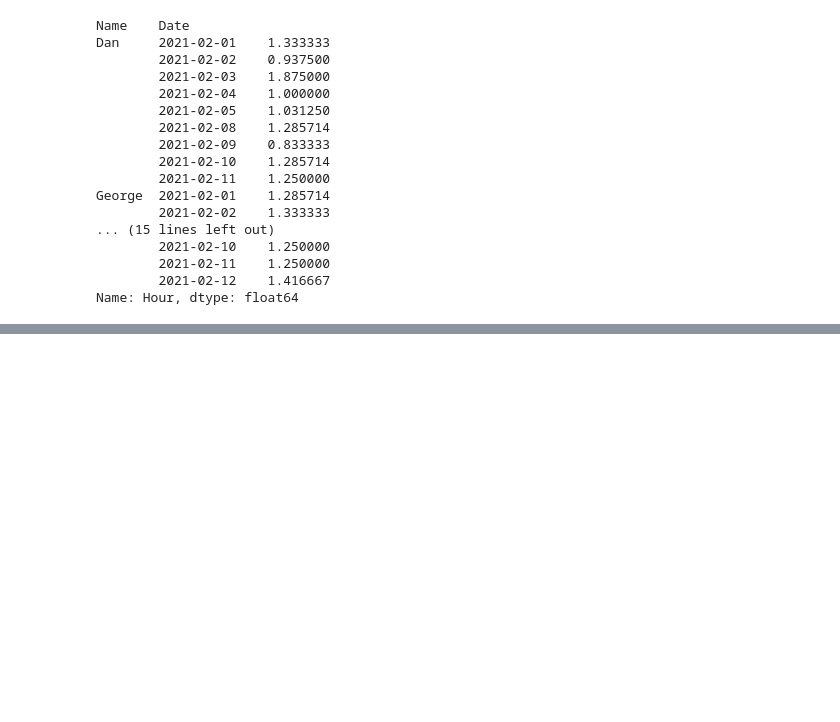
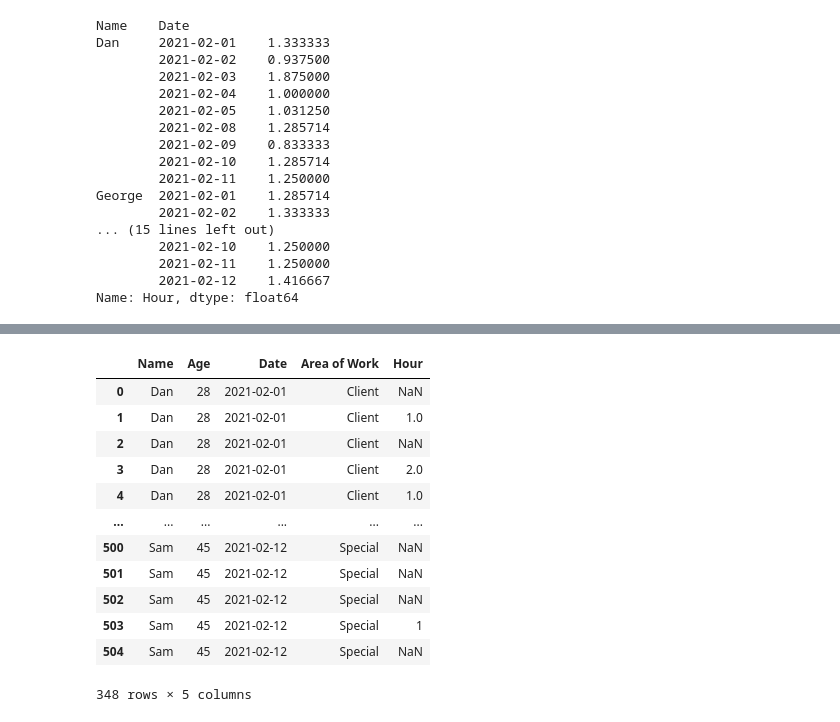
Before and after one commit to hyunjun33/Data_preprocessing, a Jupyter notebook: Preppin' Data 2021 Week 17 Challenge.ipynb, the cells around one changed output, grey strips where cells are left out. Cells and saved outputs as stored; diff of their text form; code cells hidden in the pictures; blank space fills up the shorter version.

```diff
--- a/Preppin' Data 2021 Week 17 Challenge.ipynb
+++ b/Preppin' Data 2021 Week 17 Challenge.ipynb
@@ -216,0 +213,18 @@ Name: Date, dtype: int64
+# %%
+### Filter out Work related to Chats.
+without_chat = df.loc[df["Area of Work"] != "Chats"]
+without_chat
+# %% [output]
+|  | Name | Age | Date | Area of Work | Hour |
+| 0 | Dan | 28 | 2021-02-01 | Client | NaN |
+| 1 | Dan | 28 | 2021-02-01 | Client | 1.0 |
+| 2 | Dan | 28 | 2021-02-01 | Client | NaN |
+| 3 | Dan | 28 | 2021-02-01 | Client | 2.0 |
+| 4 | Dan | 28 | 2021-02-01 | Client | 1.0 |
+| ... | ... | ... | ... | ... | ... |
+| 500 | Sam | 45 | 2021-02-12 | Special | NaN |
+| 501 | Sam | 45 | 2021-02-12 | Special | NaN |
+| 502 | Sam | 45 | 2021-02-12 | Special | NaN |
+| 503 | Sam | 45 | 2021-02-12 | Special | 1 |
+| 504 | Sam | 45 | 2021-02-12 | Special | NaN |
+348 rows × 5 columns
```
Also changed, not shown: parts of 7 cells of this notebook.
